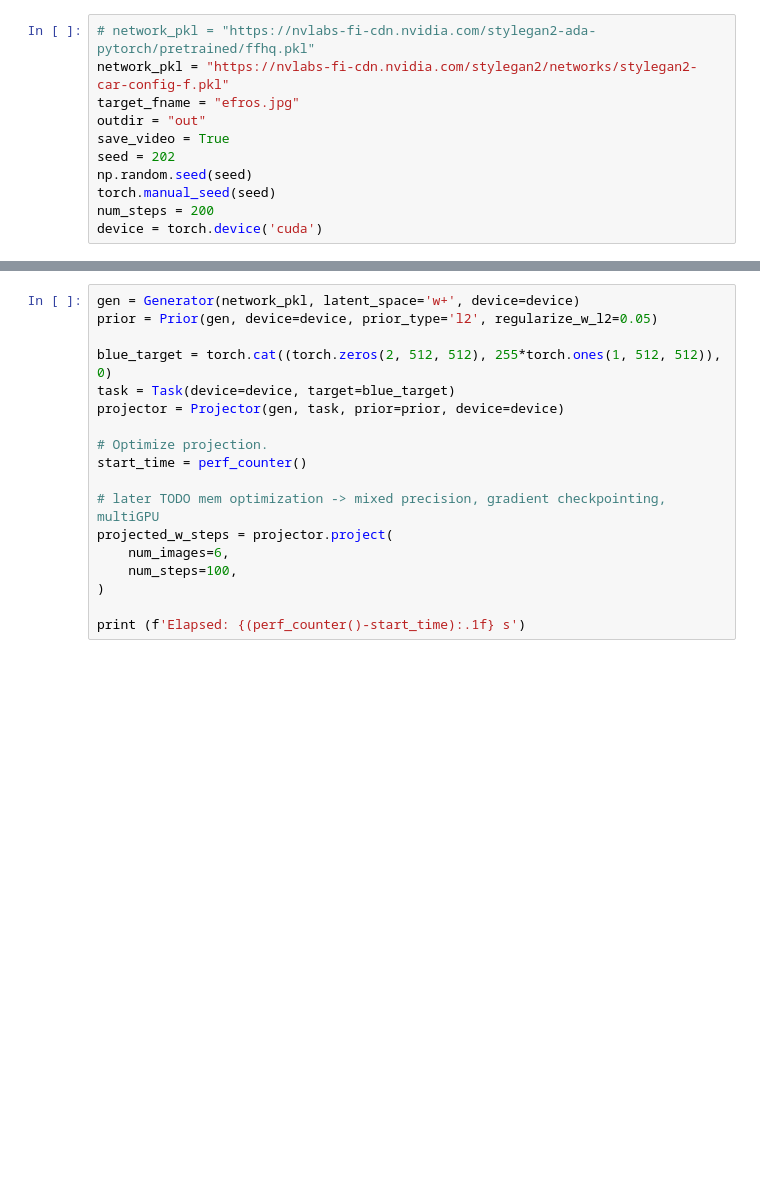
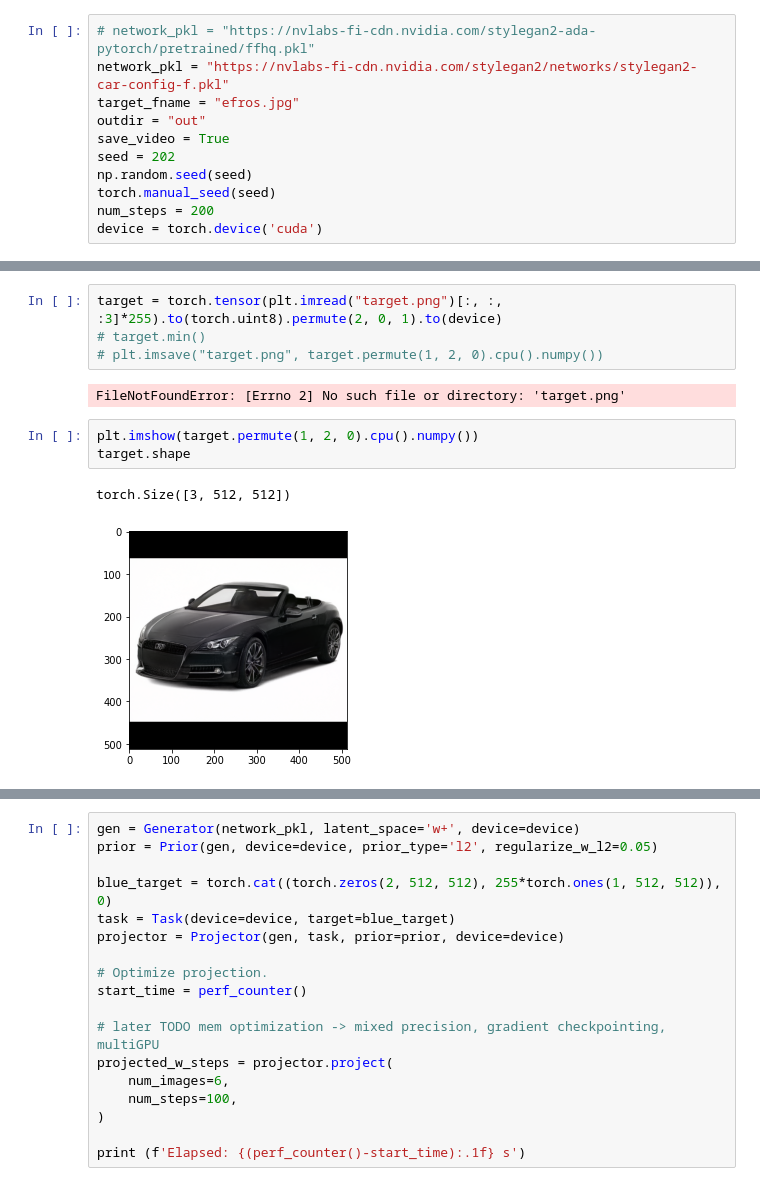
Before and after one commit to oleksiivolk/gan-regularization, a Jupyter notebook: playground.ipynb, the cells around one changed output, grey strips where cells are left out. Drawn from its saved outputs; the diff is of its cells as text; blank space fills up the shorter version.

```diff
--- a/playground.ipynb
+++ b/playground.ipynb
@@ -60,0 +120,12 @@ Using group norm group size = 32.
+# %%
+target = torch.tensor(plt.imread("target.png")[:, :, :3]*255).to(torch.uint8).permute(2, 0, 1).to(device)
+# target.min()
+# plt.imsave("target.png", target.permute(1, 2, 0).cpu().numpy())
+# %% [output]
+FileNotFoundError: [Errno 2] No such file or directory: 'target.png'
+# %%
+plt.imshow(target.permute(1, 2, 0).cpu().numpy())
+target.shape
+# %% [output]
+torch.Size([3, 512, 512])
+[figure, added]
```
Also changed, not shown: parts of 20 cells of this notebook, 4 other files.
